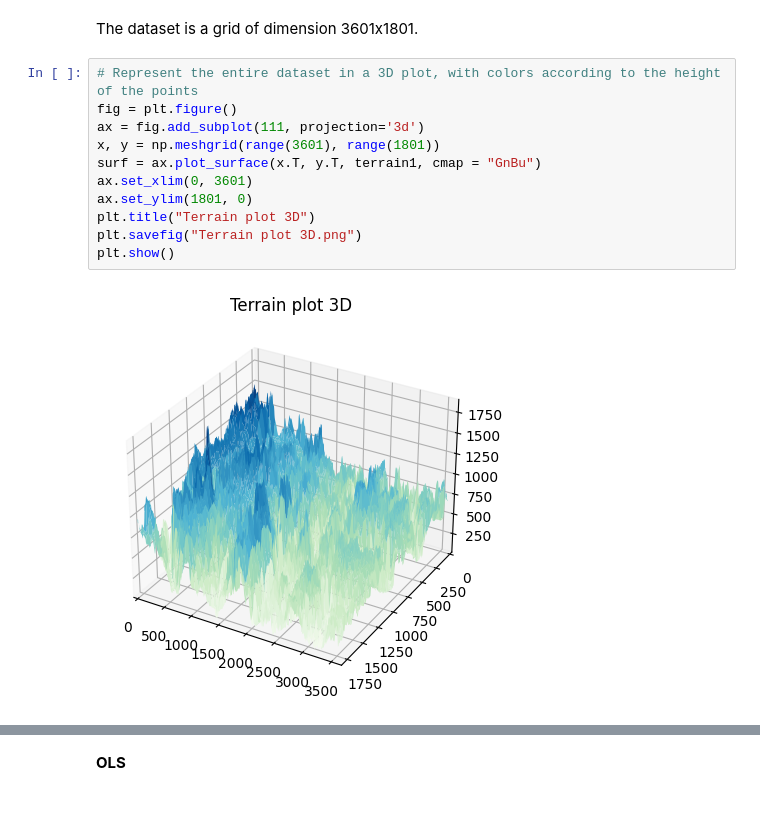
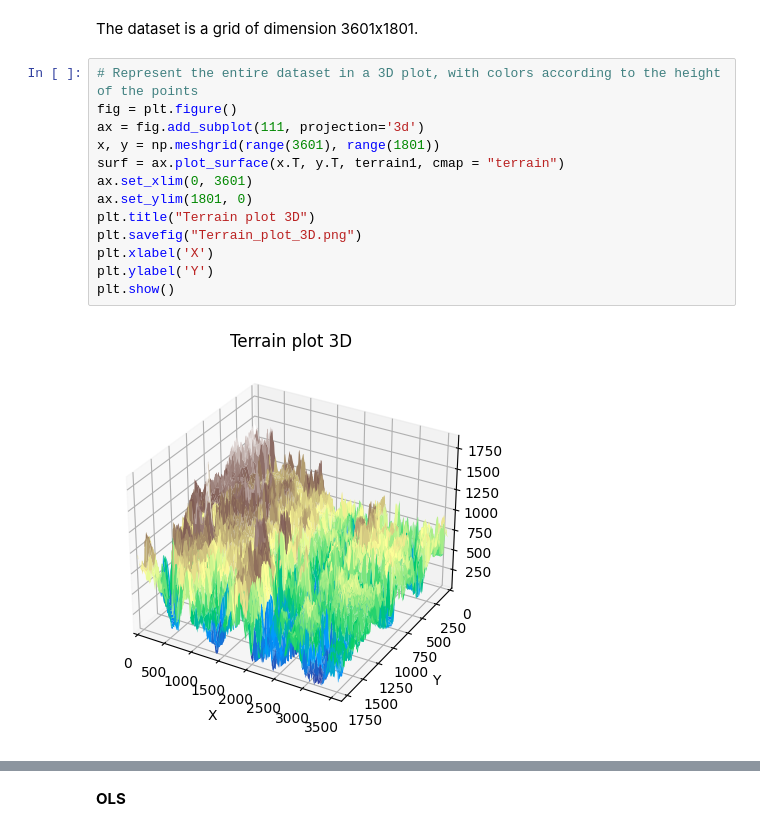
Before and after one commit to alessiasanfelici/FYS-STK4155, a Jupyter notebook: Project bozza/Exercise g.ipynb, the cells around one changed output, grey strips where cells are left out. Saved outputs shown, nothing was run; the diff lists cells and outputs as text.

```diff
--- a/Project bozza/Exercise g.ipynb
+++ b/Project bozza/Exercise g.ipynb
@@ -36,14 +39,16 @@ The dataset is a grid of dimension 3601x1801.
 # %%
 # Represent the entire dataset in a 3D plot, with colors according to the height of the points
 fig = plt.figure()
 ax = fig.add_subplot(111, projection='3d')
 x, y = np.meshgrid(range(3601), range(1801))
-surf = ax.plot_surface(x.T, y.T, terrain1, cmap = "GnBu")
+surf = ax.plot_surface(x.T, y.T, terrain1, cmap = "terrain")
 ax.set_xlim(0, 3601)
 ax.set_ylim(1801, 0)
 plt.title("Terrain plot 3D")
-plt.savefig("Terrain plot 3D.png")
+plt.savefig("Terrain_plot_3D.png")
+plt.xlabel('X')
+plt.ylabel('Y')
 plt.show()
 # %% [output]
-[figure, old version]
+[figure, new version]
 # %%
```
Also changed, not shown: parts of 15 cells of this notebook, 7 other files.
